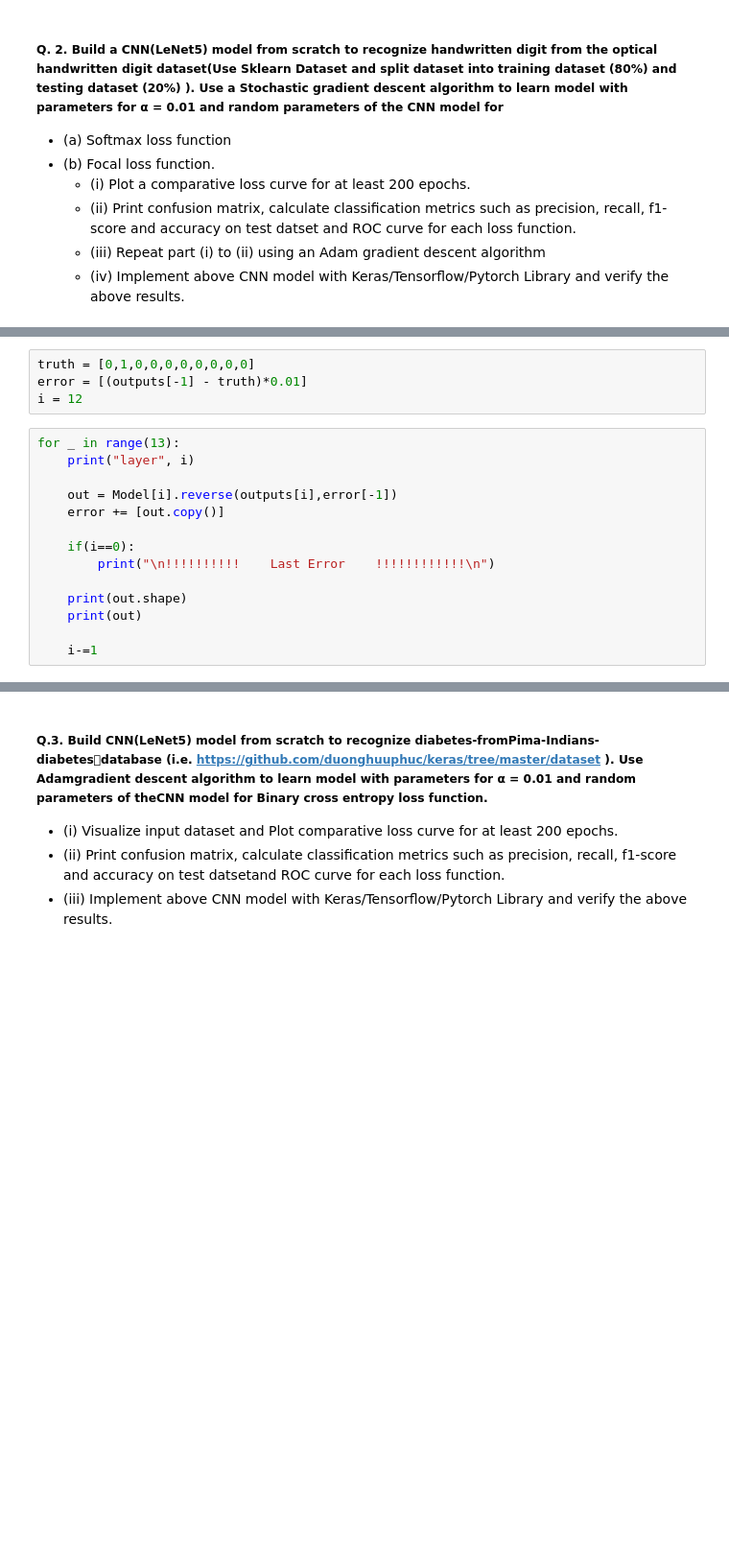
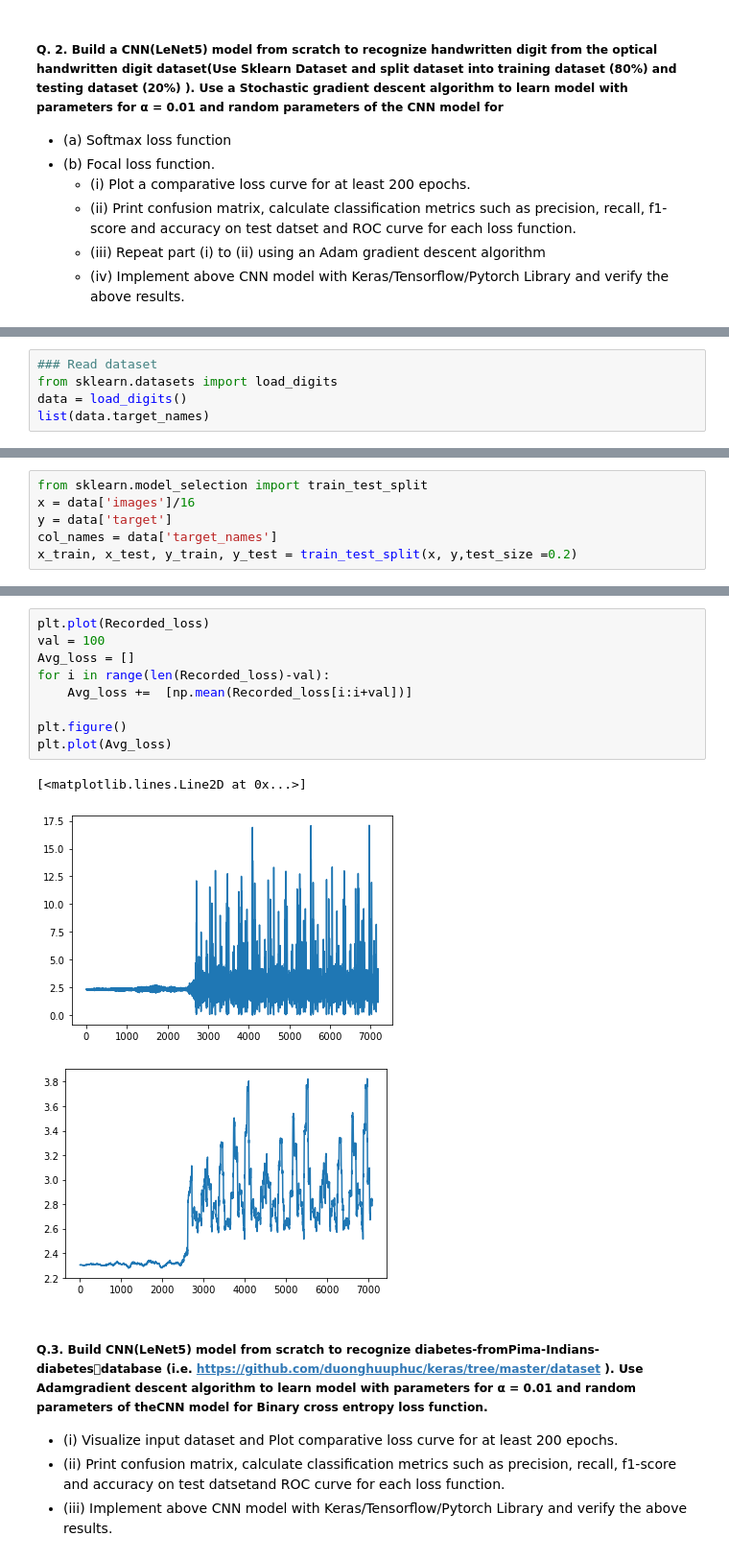
Before and after one commit to Adithya-Jayan/EC460_NNDL, a Jupyter notebook: Assignment4.ipynb, the cells around one changed output, grey strips where cells are left out. Shown at 96% size. Saved outputs shown, nothing was run; the diff lists cells and outputs as text; blank space fills up the shorter version.

```diff
--- a/Assignment4.ipynb
+++ b/Assignment4.ipynb
@@ -650,18 +686,0 @@ layer 0
-# %%
-truth = [0,1,0,0,0,0,0,0,0,0]
-error = [(outputs[-1] - truth)*0.01]
-i = 12
-# %%
-for _ in range(13):
-    print("layer", i)
-
-    out = Model[i].reverse(outputs[i],error[-1])
-    error += [out.copy()]
-
-    if(i==0):
-        print("\n!!!!!!!!!!    Last Error    !!!!!!!!!!!!\n")
-
-    print(out.shape)
-    print(out)
-
-    i-=1
@@ -685,0 +687,5 @@ layer 11
+# %%
+### Read dataset
+from sklearn.datasets import load_digits
+data = load_digits()
+list(data.target_names)
@@ -685,0 +694,6 @@ layer 11
+# %%
+from sklearn.model_selection import train_test_split
+x = data['images']/16
+y = data['target']
+col_names = data['target_names']
+x_train, x_test, y_train, y_test = train_test_split(x, y,test_size =0.2)
@@ -686 +747,14 @@ layer 11
+# %%
+plt.plot(Recorded_loss)
+val = 100
+Avg_loss = []
+for i in range(len(Recorded_loss)-val):
+    Avg_loss +=  [np.mean(Recorded_loss[i:i+val])]
+
+plt.figure()
+plt.plot(Avg_loss)
+# %% [output]
+[<matplotlib.lines.Line2D at 0x...>]
+[figure, added]
+[figure, added]
 # %% [markdown]
```
Also changed, not shown: parts of 11 cells of this notebook.
